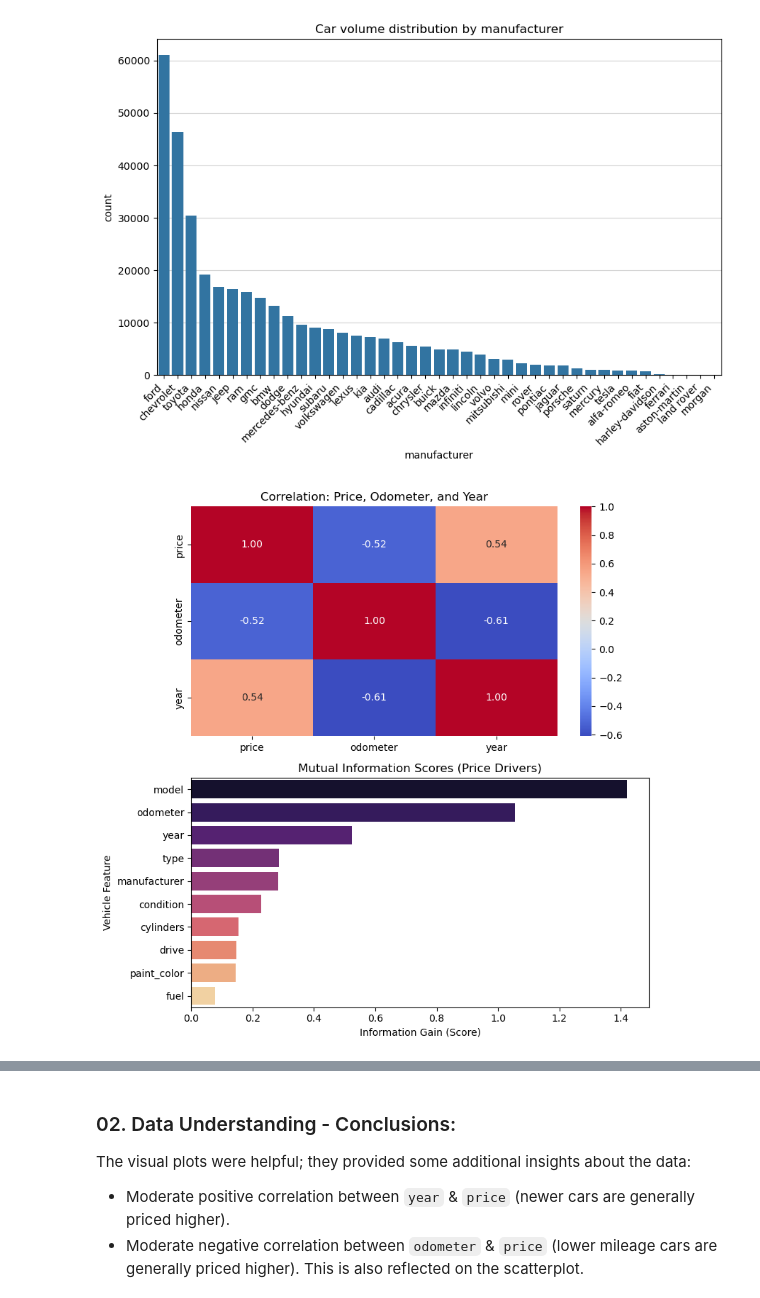
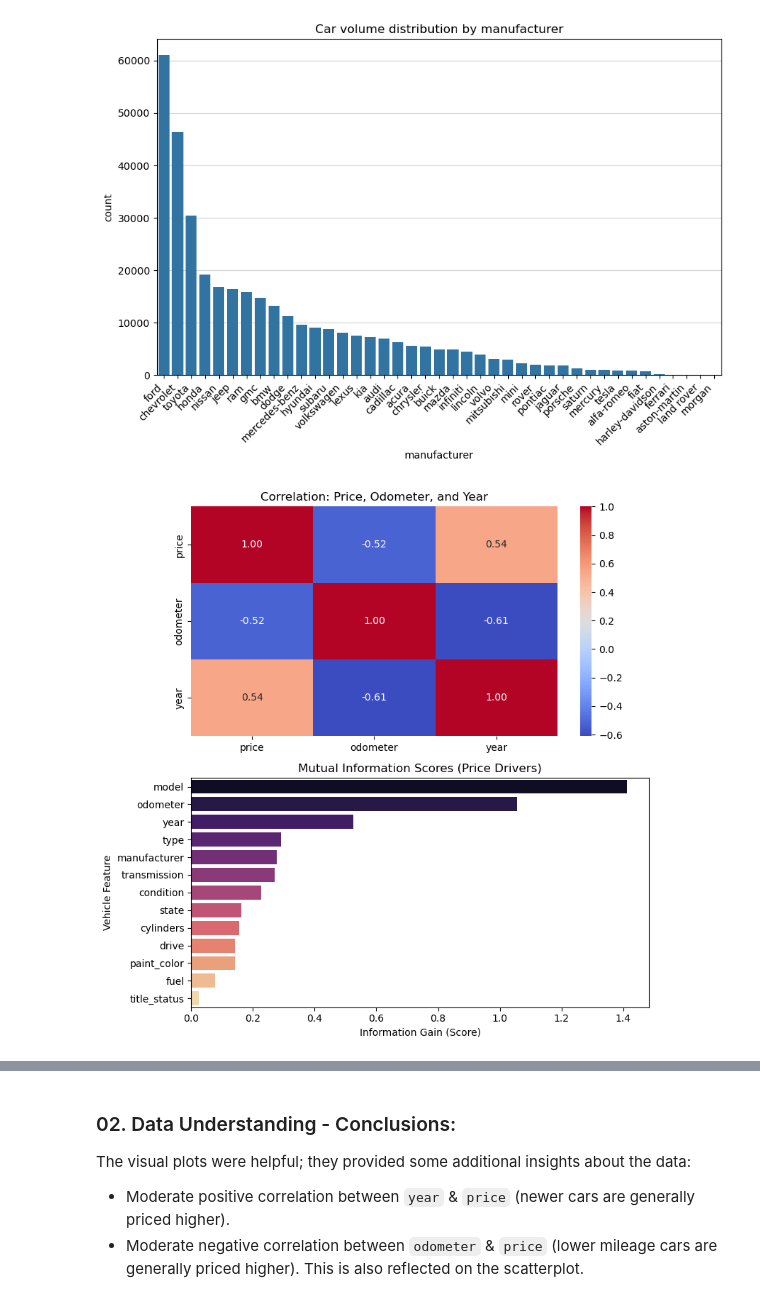
Before and after one commit to jelanigb/uc_berkeley_ml_program, a Jupyter notebook: practical_application_02/prompt_II.ipynb, the cells around one changed output, grey strips where cells are left out. Saved outputs shown, nothing was run; the diff lists cells and outputs as text; code cells hidden in the pictures.

```diff
--- a/practical_application_02/prompt_II.ipynb
+++ b/practical_application_02/prompt_II.ipynb
@@ -142,8 +161,8 @@ Initial examination of the data reveals some useful information as we think ahea
 
 Next we will examine the data visually using Seaborn plots.
 # %%
-drop_columns = ['id', 'VIN', 'size', 'region']
-dropna_subset = ['year']
+drop_columns = ["id", "VIN", "size", "region"]
+dropna_subset = ["year"]
 
 # Ignore IQR and use custom values.
 price_lower_bound = 500
@@ -151,11 +170,15 @@ price_upper_bound = 500000
 minimum_year = 1986
 maximum_odometer = 300000.0
 
-car_data_pre_filtered = car_data.drop(columns=drop_columns).\
-    dropna(subset=dropna_subset).\
-    query('price >= @price_lower_bound and price <= @price_upper_bound ' \
-          'and year >= @minimum_year and odometer <= @maximum_odometer').\
-    sort_values(by='price')
+car_data_pre_filtered = (
+    car_data.drop(columns=drop_columns)
+    .dropna(subset=dropna_subset)
+    .query(
+        "price >= @price_lower_bound and price <= @price_upper_bound "
+        "and year >= @minimum_year and odometer <= @maximum_odometer"
+    )
+    .sort_values(by="price")
+)
 
-car_data_pre_filtered['year'] = car_data_pre_filtered['year'].astype('int64')
+car_data_pre_filtered["year"] = car_data_pre_filtered["year"].astype("int64")
 # %%
@@ -230,44 +278,52 @@ plt.show()
 [figure]
 # %%
 # Look for correlations using traditional correlation matrix and MI
-corr_matrix = car_data_pre_filtered[['price', 'odometer', 'year']].corr()
+corr_matrix = car_data_pre_filtered[["price", "odometer", "year"]].corr()
 
 # Representative sample for speeding up MI. Must remove NaN's.
 mi_sample_df = car_data_pre_filtered.sample(100000, random_state=42).copy()
-category_cols = ['manufacturer', 'model', 'condition', 'cylinders', 'fuel',
-    'drive', 'type', 'paint_color']
+category_cols = mi_sample_df.select_dtypes(exclude=["number"]).columns.to_list()
 mi_sample_df = mi_sample_df.dropna(
-    subset=category_cols + ['year', 'odometer', 'price'])
+    subset=category_cols + ["year", "odometer", "price"]
+)
 
-X_mi = mi_sample_df[category_cols + ['year', 'odometer']]
-y_mi = mi_sample_df['price']
+X_mi = mi_sample_df[category_cols + ["year", "odometer"]]
+y_mi = mi_sample_df["price"]
 
-encoder = OrdinalEncoder(handle_unknown='use_encoded_value', unknown_value=-1)
+encoder = OrdinalEncoder(handle_unknown="use_encoded_value", unknown_value=-1)
 X_mi_encoded = X_mi.copy()
 X_mi_encoded[category_cols] = encoder.fit_transform(X_mi[category_cols])
 
 # discrete_features needs column indices for categories
-mi_scores = mutual_info_regression(X_mi_encoded, y_mi,
-    discrete_features=[0,1,2,3,4,5,6], random_state=42)
+mi_scores = mutual_info_regression(
+    X_mi_encoded, y_mi, discrete_features=[0, 1, 2, 3, 4, 5, 6], random_state=42
+)
 
-mi_results = pd.Series(mi_scores, index=X_mi.columns).\
-    sort_values(ascending=False)
+mi_results = pd.Series(mi_scores, index=X_mi.columns).sort_values(
+    ascending=False
+)
 
-fig, axes = plt.subplots(2, 1, figsize=(8,8))
-sns.heatmap(data=corr_matrix, annot=True, cmap='coolwarm', fmt=".2f",
-    ax=axes[0])
+fig, axes = plt.subplots(2, 1, figsize=(8, 8))
+sns.heatmap(
+    data=corr_matrix, annot=True, cmap="coolwarm", fmt=".2f", ax=axes[0]
+)
 axes[0].set_title("Correlation: Price, Odometer, and Year")
 
-sns.barplot(x=mi_results.values, y=mi_results.index, palette='magma',
-    hue=mi_results.index, ax=axes[1])
+sns.barplot(
+    x=mi_results.values,
+    y=mi_results.index,
+    palette="magma",
+    hue=mi_results.index,
+    ax=axes[1],
+)
 axes[1].set_title("Mutual Information Scores (Price Drivers)")
 axes[1].set_xlabel("Information Gain (Score)")
 axes[1].set_ylabel("Vehicle Feature")
 
 plt.tight_layout()
 plt.show()
 # %% [output]
-[figure, old version]
+[figure, new version]
 # %%
 # Check out what's going on with model MI in more detail.
 model_check = car_data_pre_filtered.copy()
```
Also changed, not shown: parts of 30 cells of this notebook.
